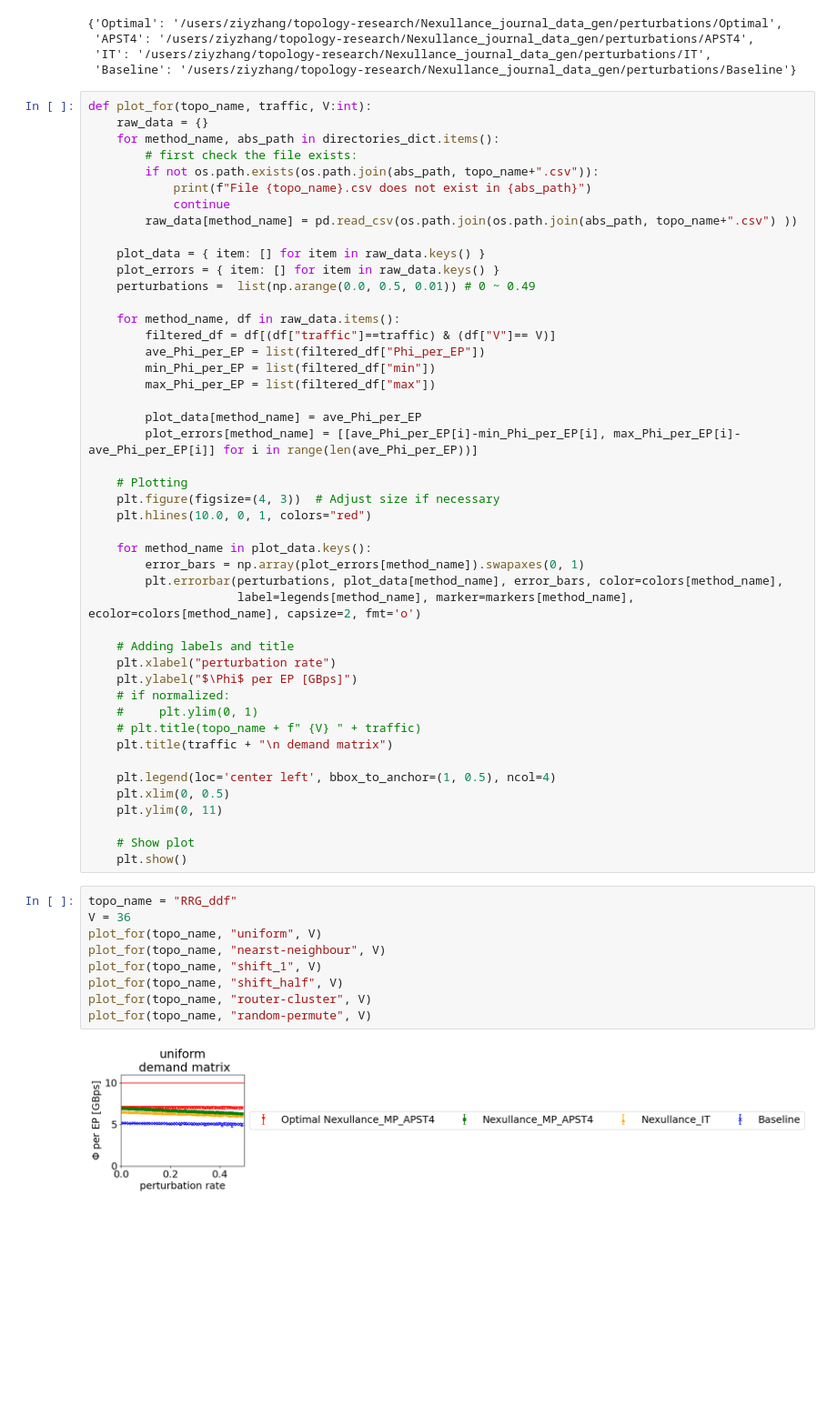
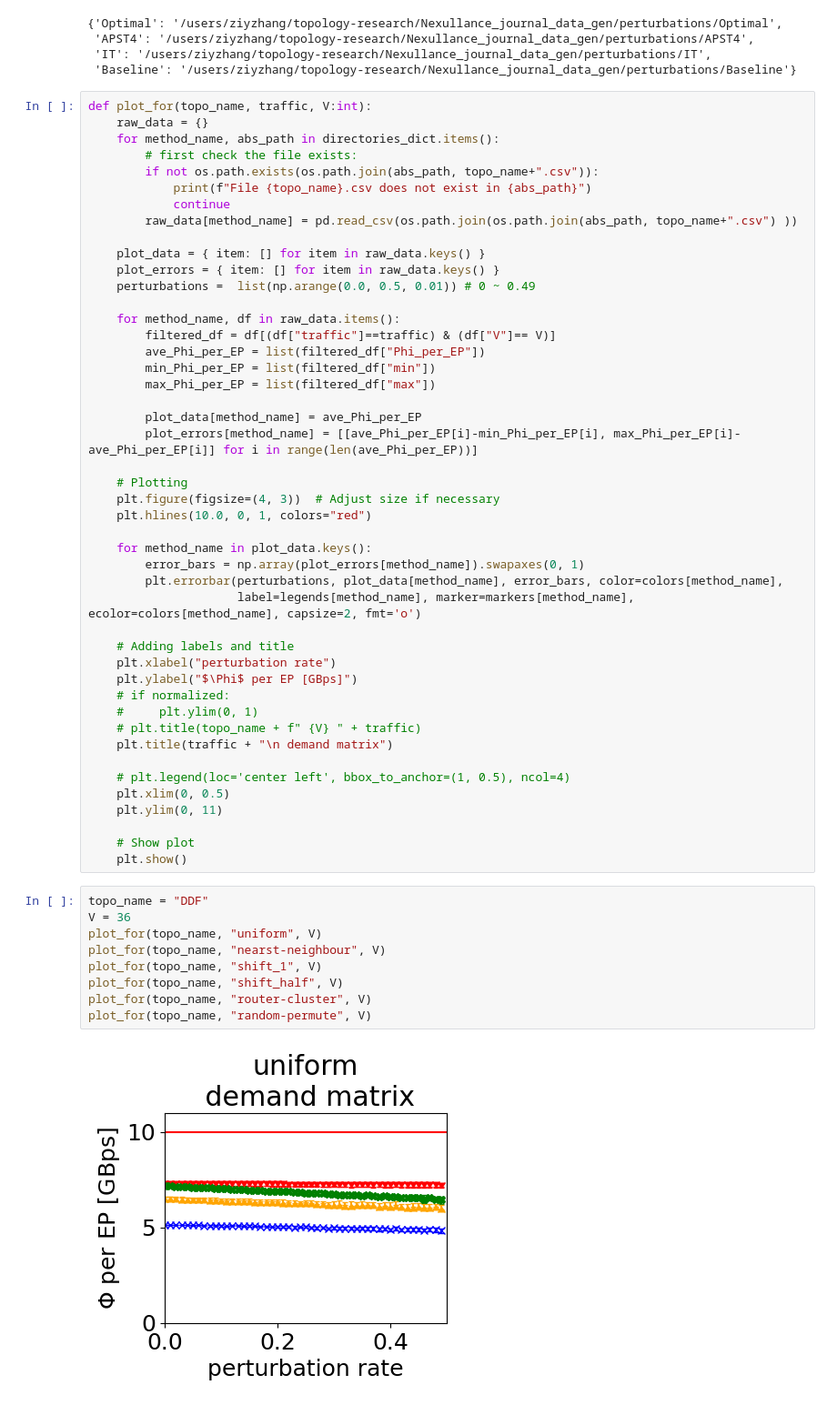
Before and after one commit to ziyuezzy/Nexullance, a Jupyter notebook: Nexullance_journal_data_gen/perturbations/Plotting.ipynb, the cells around one changed output. Shown: that part at 91% size. Drawn from its saved outputs; the diff is of its cells as text; blank space fills up the shorter version.

```diff
--- a/Nexullance_journal_data_gen/perturbations/Plotting.ipynb
+++ b/Nexullance_journal_data_gen/perturbations/Plotting.ipynb
@@ -78,20 +78,20 @@ def plot_for(topo_name, traffic, V:int):
     # plt.title(topo_name + f" {V} " + traffic)
     plt.title(traffic + "\n demand matrix")
 
-    plt.legend(loc='center left', bbox_to_anchor=(1, 0.5), ncol=4)
+    # plt.legend(loc='center left', bbox_to_anchor=(1, 0.5), ncol=4)
     plt.xlim(0, 0.5)
     plt.ylim(0, 11)
 
     # Show plot
     plt.show()
 # %%
-topo_name = "RRG_ddf"
+topo_name = "DDF"
 V = 36
 plot_for(topo_name, "uniform", V)
 plot_for(topo_name, "nearst-neighbour", V)
 plot_for(topo_name, "shift_1", V)
 plot_for(topo_name, "shift_half", V)
 plot_for(topo_name, "router-cluster", V)
 plot_for(topo_name, "random-permute", V)
 # %% [output]
-[figure, old version]
+[figure, new version]
```
Also changed, not shown: parts of 3 cells of this notebook, 46 other files.
